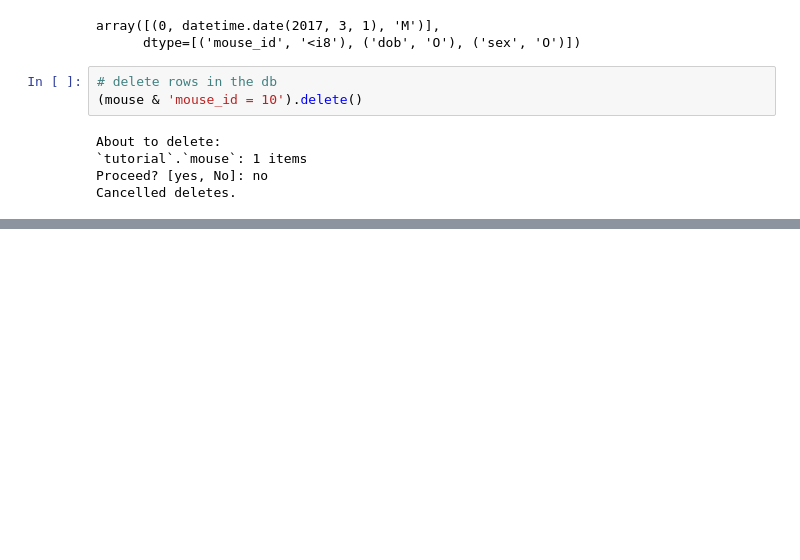
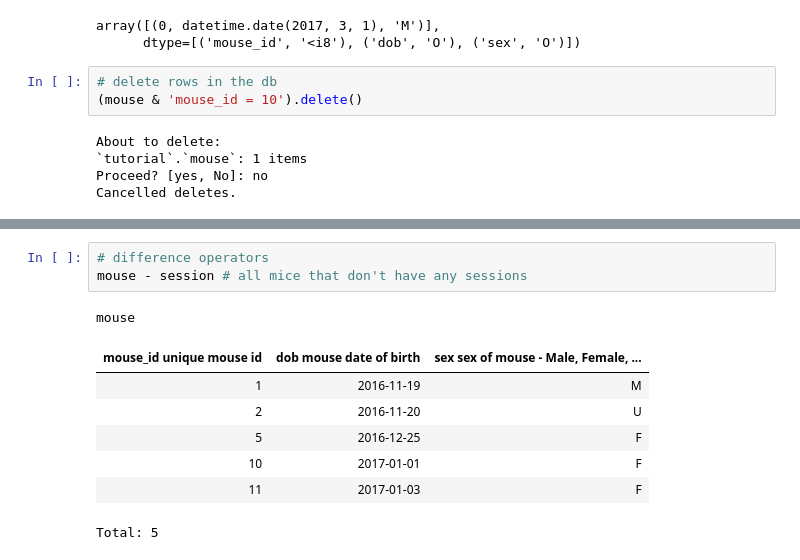
Before and after one commit to Ahmedjjj/onboarding-mathis, a Jupyter notebook: notebooks/tutorial.ipynb, the cells around one changed output, grey strips where cells are left out. Cells and saved outputs as stored; diff of their text form; blank space fills up the shorter version.

Commit message:
querying and & , - and * operators

```diff
--- a/notebooks/tutorial.ipynb
+++ b/notebooks/tutorial.ipynb
@@ -194,0 +302,12 @@ Cancelled deletes.
+# %%
+# difference operators
+mouse - session # all mice that don't have any sessions
+# %% [output]
+mouse
+| mouse_id unique mouse id | dob mouse date of birth | sex sex of mouse - Male, Female, ... |
+| 1 | 2016-11-19 | M |
+| 2 | 2016-11-20 | U |
+| 5 | 2016-12-25 | F |
+| 10 | 2017-01-01 | F |
+| 11 | 2017-01-03 | F |
+Total: 5
```
Also changed, not shown: parts of 18 cells of this notebook, 1 other file.
